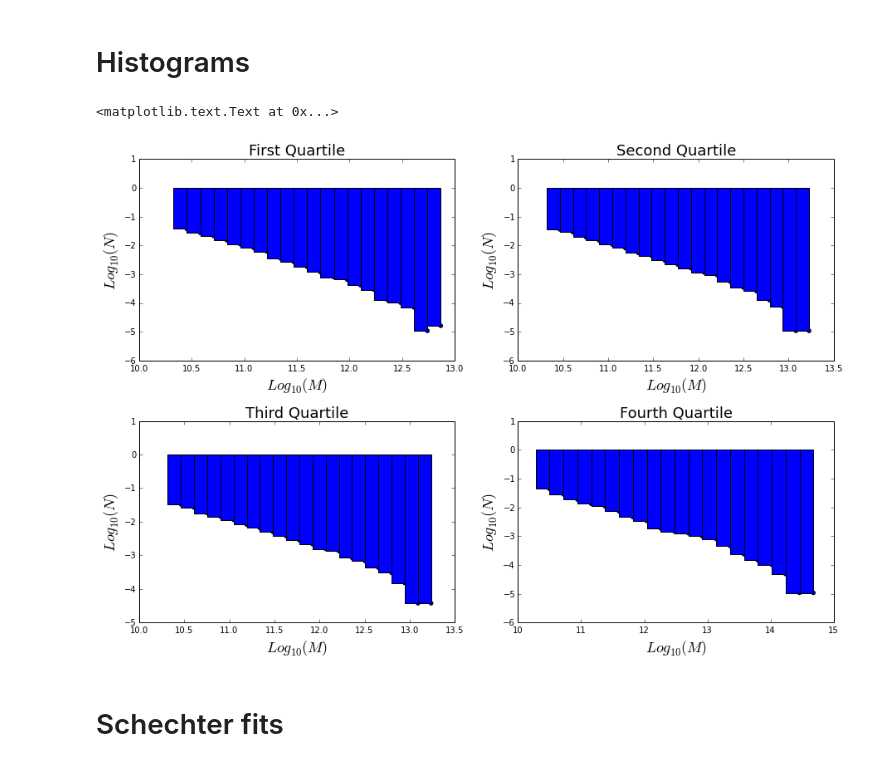
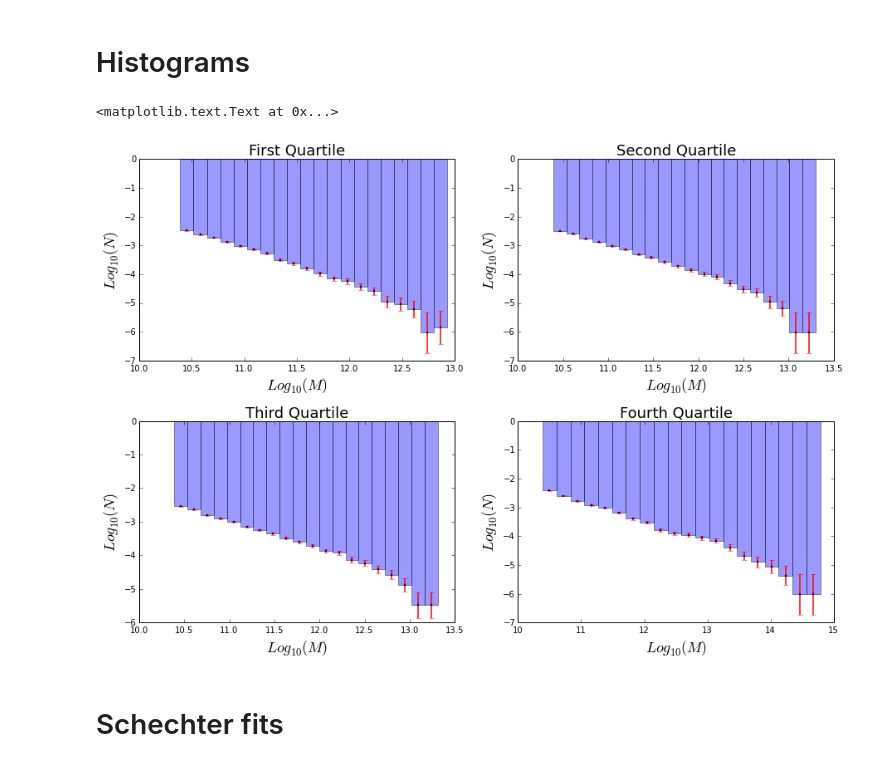
Before and after one commit to jdprada1760/Cornell_Summer, a Jupyter notebook: Millenium_Run/Big_Simulation/quartile.ipynb, the cells around one changed output. Cells and saved outputs as stored; diff of their text form; code cells hidden in the pictures.

Commit message:
errorbars

```diff
--- a/Millenium_Run/Big_Simulation/quartile.ipynb
+++ b/Millenium_Run/Big_Simulation/quartile.ipynb
@@ -14,7 +14,7 @@ table = np.loadtxt(name, skiprows = 0, delimiter = ',').T
 # mass per particle
 M = 8.61E+8 / 0.7
 # The volume of the sample box
-vol = (40*40*40)/(0.7**3)
+vol = (90*90*90)/(0.7**3)
 #M,vol
 table[0] = 4/(np.pi*table[0])
 len(table.T)
@@ -86,40 +86,41 @@ def fitP(mf,bins):
 # %%
 # Graphics of the mass function for each quartile
 bins = 20
 fig, axes = plt.subplots(nrows=2, ncols=2, figsize=(15,10) )
 plt.subplots_adjust(left=None, bottom=None, right=None, top=None, wspace=0.2, hspace=0.3)
 ax0, ax1, ax2, ax3 = axes.flat
 # Histo for first quartile
 tmp = histog(log100(q1),bins)
-ax0.scatter( tmp[0], log100(tmp[1]))
-ax0.bar( tmp[0], log100(tmp[1]), width = tmp[0][1]-tmp[0][2] )
+ax0.errorbar( tmp[0], log100(tmp[1]), yerr = sqrt(vol*tmp[1])/(vol*tmp[1]), fmt='o', ecolor = 'r', c = 'b', markersize=2,elinewidth=1.5)
+ax0.bar( tmp[0] -(tmp[0][1]-tmp[0][2])/2, log100(tmp[1]), width = tmp[0][1]-tmp[0][2], alpha = 0.4)
 ax0.set_title('First Quartile', fontsize = 18)
 ax0.set_ylabel('$Log_{10}(N)$', fontsize = 18)
 ax0.set_xlabel('$Log_{10}(M)$', fontsize = 18)
+ax0.set_ylim(-7,0)
 # Other quartiles
 tmp = histog(log100(q2),bins)
-ax1.scatter( tmp[0], log100(tmp[1]))
-ax1.bar( tmp[0], log100(tmp[1]), width = tmp[0][1]-tmp[0][2] )
+ax1.errorbar( tmp[0], log100(tmp[1]), yerr = sqrt(vol*tmp[1])/(vol*tmp[1]), fmt='o', ecolor = 'r', c = 'b', markersize=2,elinewidth=1.5)
+ax1.bar( tmp[0]-(tmp[0][1]-tmp[0][2])/2, log100(tmp[1]), width = tmp[0][1]-tmp[0][2], alpha = 0.4 )
 ax1.set_title('Second Quartile', fontsize = 18)
 ax1.set_ylabel('$Log_{10}(N)$', fontsize = 18)
 ax1.set_xlabel('$Log_{10}(M)$', fontsize = 18)
 # --
 tmp = histog(log100(q3),bins)
-ax2.scatter( tmp[0], log100(tmp[1]))
-ax2.bar( tmp[0], log100(tmp[1]), width = tmp[0][1]-tmp[0][2] )
+ax2.errorbar( tmp[0], log100(tmp[1]), yerr = sqrt(vol*tmp[1])/(vol*tmp[1]), fmt='o', ecolor = 'r', c = 'b', markersize=2,elinewidth=1.5)
+ax2.bar( tmp[0]-(tmp[0][1]-tmp[0][2])/2, log100(tmp[1]), width = tmp[0][1]-tmp[0][2], alpha = 0.4 )
 ax2.set_title('Third Quartile', fontsize = 18)
 ax2.set_ylabel('$Log_{10}(N)$', fontsize = 18)
 ax2.set_xlabel('$Log_{10}(M)$', fontsize = 18)
 # --
 tmp = histog(log100(q4),bins)
-ax3.scatter( tmp[0], log100(tmp[1]))
-ax3.bar( tmp[0], log100(tmp[1]), width = tmp[0][1]-tmp[0][2] )
+ax3.errorbar( tmp[0], log100(tmp[1]), yerr = sqrt(vol*tmp[1])/(vol*tmp[1]), fmt='o', ecolor = 'r', c = 'b', markersize=2,elinewidth=1.5)
+ax3.bar( tmp[0]-(tmp[0][1]-tmp[0][2])/2, log100(tmp[1]), width = tmp[0][1]-tmp[0][2], alpha = 0.4 )
 ax3.set_title('Fourth Quartile', fontsize = 18)
 ax3.set_ylabel('$Log_{10}(N)$', fontsize = 18)
 ax3.set_xlabel('$Log_{10}(M)$', fontsize = 18)
 # %% [output]
 <matplotlib.text.Text at 0x...>
-[figure, old version]
+[figure, new version]
 # %% [markdown]
 # Schechter fits
 # %%
```
Also changed, not shown: parts of 3 cells of this notebook.
